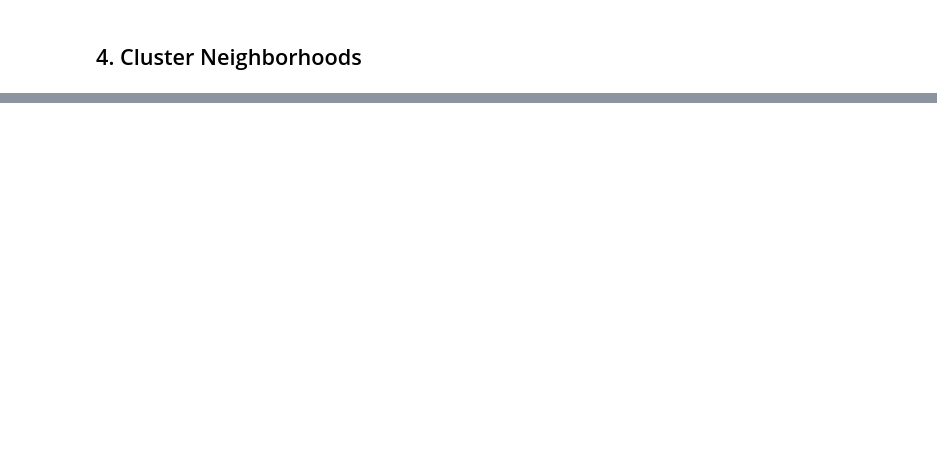
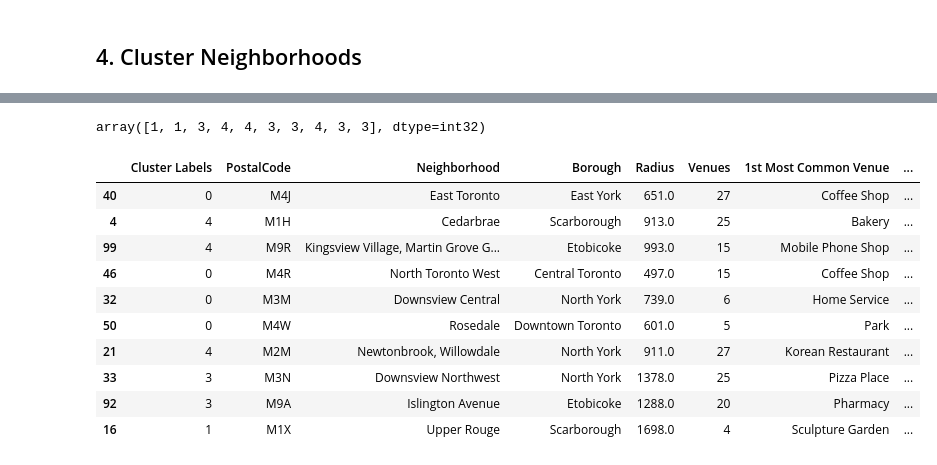
Before and after one commit to MigueliraV/Coursera_Capstone, a Jupyter notebook: Toronto.ipynb, the cells around one changed output, grey strips where cells are left out. Drawn from its saved outputs; the diff is of its cells as text; code cells hidden in the pictures; blank space fills up the shorter version.

```diff
--- a/Toronto.ipynb
+++ b/Toronto.ipynb
@@ -486,0 +570,19 @@ df_4square[df_4square['PostalCode']==No_venues[0]]
+# %%
+indicators = ['st', 'nd', 'rd']
+
+# create columns according to number of top venues
+columns = ['PostalCode']
+for ind in np.arange(num_top_venues):
+    try:
+        columns.append('{}{} Most Common Venue'.format(ind+1, indicators[ind]))
+    except:
+        columns.append('{}th Most Common Venue'.format(ind+1))
+
+# create a new dataframe
+neighborhoods_venues_sorted = pd.DataFrame(columns=columns)
+neighborhoods_venues_sorted['PostalCode'] = toronto_grouped['PostalCode']
+
+for ind in np.arange(toronto_grouped.shape[0]):
+    neighborhoods_venues_sorted.iloc[ind, 1:] = return_most_common_venues(toronto_grouped.iloc[ind, :], num_top_venues)
+
+neighborhoods_venues_sorted.tail()
@@ -486,0 +596,3 @@ df_4square[df_4square['PostalCode']==No_venues[0]]
+# %%
+k_means_df=pd.merge(pc_4square_resume[["PostalCode","Radius","Venues"]], toronto_grouped, on='PostalCode', how='inner')
+pc_4square_resume=pd.merge(pc_4square_resume, neighborhoods_venues_sorted, on='PostalCode', how='inner')
@@ -486,0 +608,5 @@ df_4square[df_4square['PostalCode']==No_venues[0]]
+# %%
+# import k-means from clustering stage
+from sklearn.cluster import KMeans
+kmeans_df=k_means_df.drop(['PostalCode'], axis=1)
+kmeans_df[0:5]
@@ -486,0 +620,28 @@ df_4square[df_4square['PostalCode']==No_venues[0]]
+# %%
+
+# set number of clusters
+kclusters = 5
+
+
+# run k-means clustering
+kmeans = KMeans(n_clusters=kclusters, random_state=0).fit(kmeans_df)
+
+# check cluster labels generated for each row in the dataframe
+kmeans.labels_[0:10]
+# %% [output]
+array([1, 1, 3, 4, 4, 3, 3, 4, 3, 3], dtype=int32)
+# %%
+pc_4square_resume.insert(0, 'Cluster Labels', kmeans.labels_)
+pc_4square_resume.sample(n=10)
+# %% [output]
+|  | Cluster Labels | PostalCode | Neighborhood | Borough | Radius | Venues | 1st Most Common Venue | ... |
+| 40 | 0 | M4J | East Toronto | East York | 651.0 | 27 | Coffee Shop | ... |
+| 4 | 4 | M1H | Cedarbrae | Scarborough | 913.0 | 25 | Bakery | ... |
+| 99 | 4 | M9R | Kingsview Village, Martin Grove G... | Etobicoke | 993.0 | 15 | Mobile Phone Shop | ... |
+| 46 | 0 | M4R | North Toronto West | Central Toronto | 497.0 | 15 | Coffee Shop | ... |
+| 32 | 0 | M3M | Downsview Central | North York | 739.0 | 6 | Home Service | ... |
+| 50 | 0 | M4W | Rosedale | Downtown Toronto | 601.0 | 5 | Park | ... |
+| 21 | 4 | M2M | Newtonbrook, Willowdale | North York | 911.0 | 27 | Korean Restaurant | ... |
+| 33 | 3 | M3N | Downsview Northwest | North York | 1378.0 | 25 | Pizza Place | ... |
+| 92 | 3 | M9A | Islington Avenue | Etobicoke | 1288.0 | 20 | Pharmacy | ... |
+| 16 | 1 | M1X | Upper Rouge | Scarborough | 1698.0 | 4 | Sculpture Garden | ... |
```
Also changed, not shown: parts of 19 cells of this notebook.
